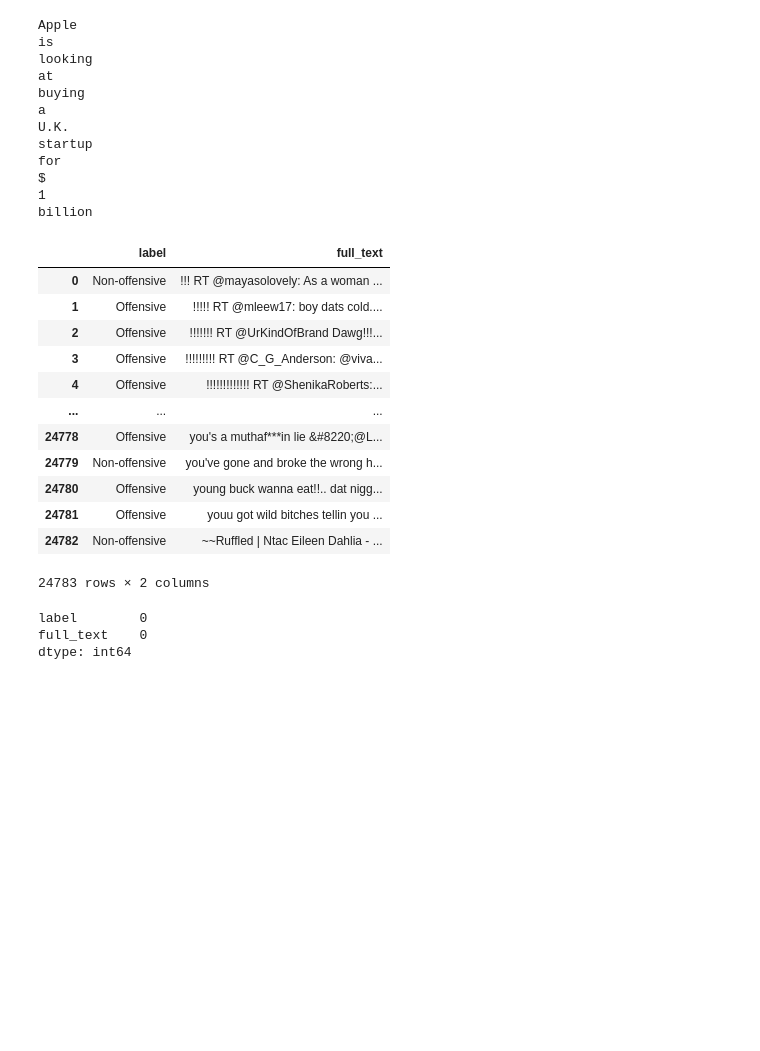
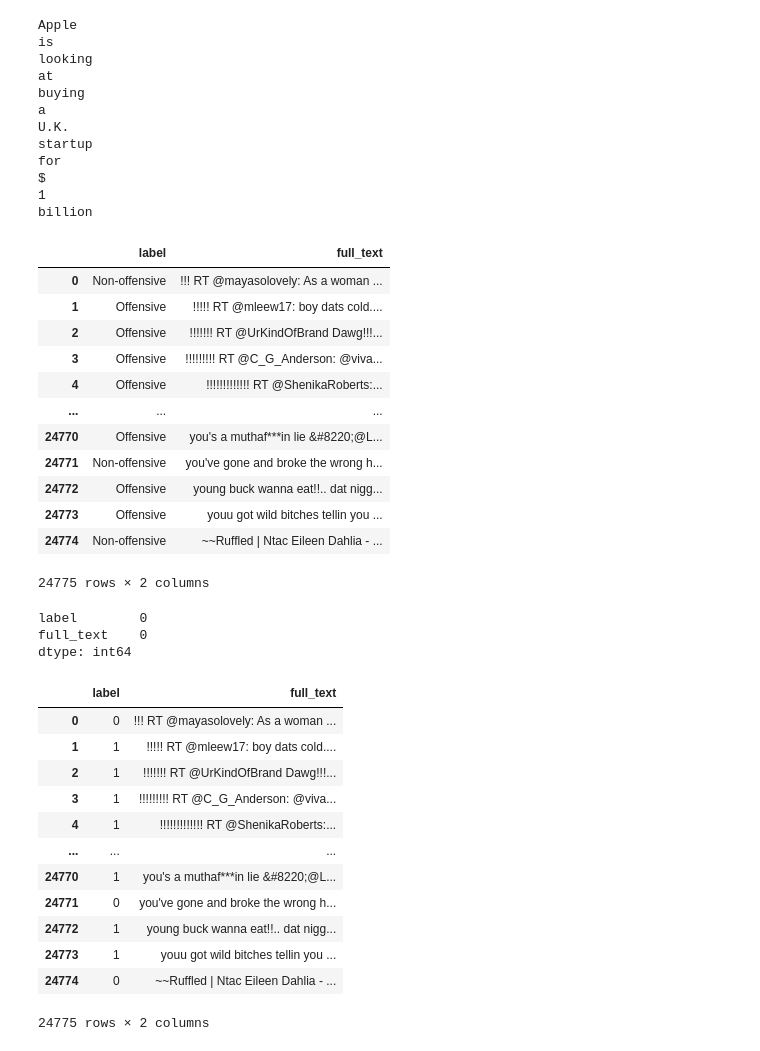
Before and after one commit to Joshua-Joseph/miniProjectS6, a Jupyter notebook: miniProject.ipynb, the cells around one changed output. Cells and saved outputs as stored; diff of their text form; code cells hidden in the pictures; blank space fills up the shorter version.

```diff
--- a/miniProject.ipynb
+++ b/miniProject.ipynb
@@ -26,7 +26,8 @@ $
 billion
 # %%
 import pandas as pd
-df = pd.read_csv("/content/dataset.csv")
+import numpy as np
+df = pd.read_csv("/content/dataset.csv", on_bad_lines='skip')
 # %%
 df
 # %% [output]
@@ -37,15 +38,34 @@ df
 | 3 | Offensive | !!!!!!!!! RT @C_G_Anderson: @viva... |
 | 4 | Offensive | !!!!!!!!!!!!! RT @ShenikaRoberts:... |
 | ... | ... | ... |
-| 24778 | Offensive | you's a muthaf***in lie &#8220;@L... |
-| 24779 | Non-offensive | you've gone and broke the wrong h... |
-| 24780 | Offensive | young buck wanna eat!!.. dat nigg... |
-| 24781 | Offensive | youu got wild bitches tellin you ... |
-| 24782 | Non-offensive | ~~Ruffled | Ntac Eileen Dahlia - ... |
+| 24770 | Offensive | you's a muthaf***in lie &#8220;@L... |
+| 24771 | Non-offensive | you've gone and broke the wrong h... |
+| 24772 | Offensive | young buck wanna eat!!.. dat nigg... |
+| 24773 | Offensive | youu got wild bitches tellin you ... |
+| 24774 | Non-offensive | ~~Ruffled | Ntac Eileen Dahlia - ... |
-24783 rows × 2 columns
+24775 rows × 2 columns
 # %%
 df.isnull().sum()
 # %% [output]
 label        0
 full_text    0
 dtype: int64
+# %%
+df['label'] = df['label'].replace({'Non-offensive': 0})
+df['label'] = df['label'].replace({'Offensive': 1})
+# %%
+df
+# %% [output]
+|  | label | full_text |
+| 0 | 0 | !!! RT @mayasolovely: As a woman ... |
+| 1 | 1 | !!!!! RT @mleew17: boy dats cold.... |
+| 2 | 1 | !!!!!!! RT @UrKindOfBrand Dawg!!!... |
+| 3 | 1 | !!!!!!!!! RT @C_G_Anderson: @viva... |
+| 4 | 1 | !!!!!!!!!!!!! RT @ShenikaRoberts:... |
+| ... | ... | ... |
+| 24770 | 1 | you's a muthaf***in lie &#8220;@L... |
+| 24771 | 0 | you've gone and broke the wrong h... |
+| 24772 | 1 | young buck wanna eat!!.. dat nigg... |
+| 24773 | 1 | youu got wild bitches tellin you ... |
+| 24774 | 0 | ~~Ruffled | Ntac Eileen Dahlia - ... |
+24775 rows × 2 columns
```
Also changed, not shown: parts of 25 cells of this notebook.
